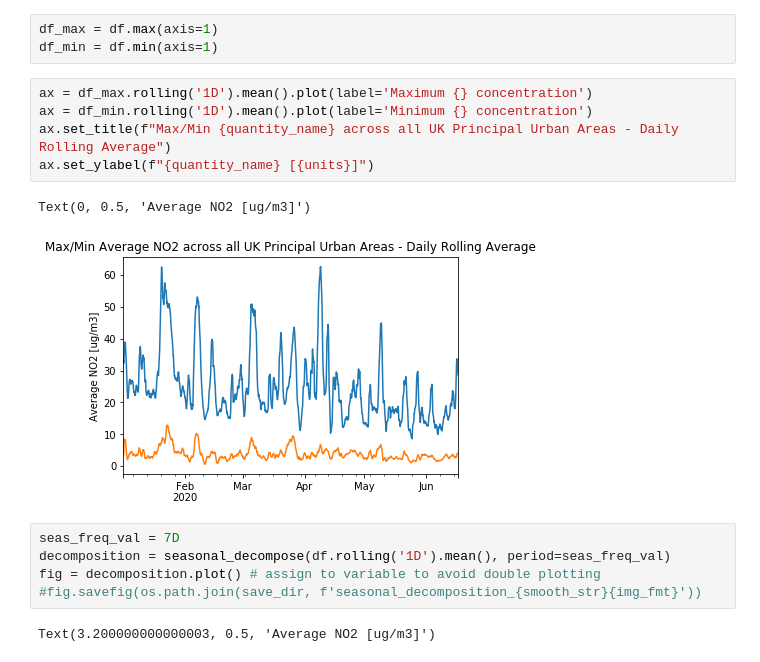
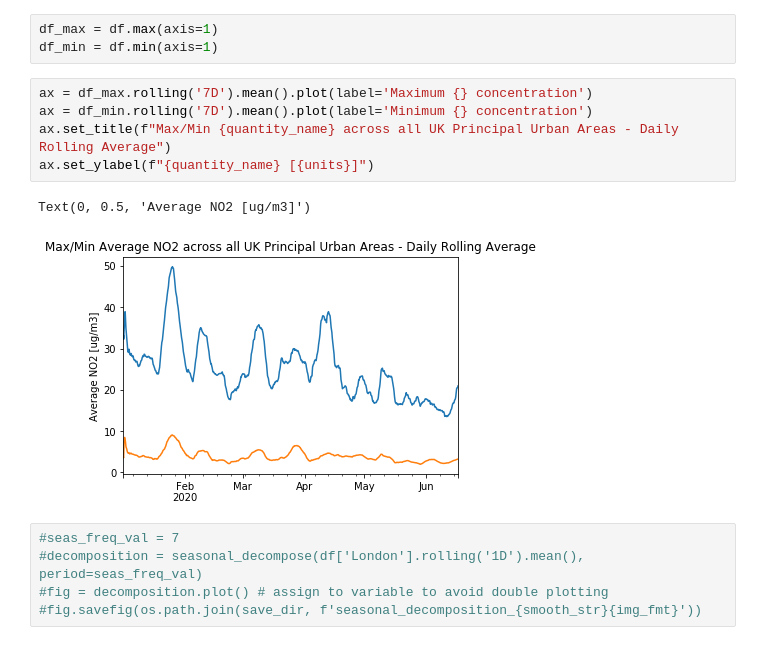
Before and after one commit to BristolFluFighters/BristolFluFighters_NERCHackathonTwo_Recovery, a Jupyter notebook: data/atmos_nrt_plot_data.ipynb, the cells around one changed output. Drawn from its saved outputs; the diff is of its cells as text.

```diff
--- a/data/atmos_nrt_plot_data.ipynb
+++ b/data/atmos_nrt_plot_data.ipynb
@@ -84,17 +84,15 @@ Text(0, 0.5, 'Average NO2 [ug/m3]')
 df_max = df.max(axis=1)
 df_min = df.min(axis=1)
 # %%
-ax = df_max.rolling('1D').mean().plot(label='Maximum {} concentration')
-ax = df_min.rolling('1D').mean().plot(label='Minimum {} concentration')
+ax = df_max.rolling('7D').mean().plot(label='Maximum {} concentration')
+ax = df_min.rolling('7D').mean().plot(label='Minimum {} concentration')
 ax.set_title(f"Max/Min {quantity_name} across all UK Principal Urban Areas - Daily Rolling Average")
 ax.set_ylabel(f"{quantity_name} [{units}]")
 # %% [output]
 Text(0, 0.5, 'Average NO2 [ug/m3]')
-[figure, old version]
+[figure, new version]
 # %%
-seas_freq_val = 7D
-decomposition = seasonal_decompose(df.rolling('1D').mean(), period=seas_freq_val)
-fig = decomposition.plot() # assign to variable to avoid double plotting
+#seas_freq_val = 7
+#decomposition = seasonal_decompose(df['London'].rolling('1D').mean(), period=seas_freq_val)
+#fig = decomposition.plot() # assign to variable to avoid double plotting
 #fig.savefig(os.path.join(save_dir, f'seasonal_decomposition_{smooth_str}{img_fmt}'))
-# %% [output]
-Text(3.200000000000003, 0.5, 'Average NO2 [ug/m3]')
```
Also changed, not shown: parts of 4 cells of this notebook, 2 other files.
